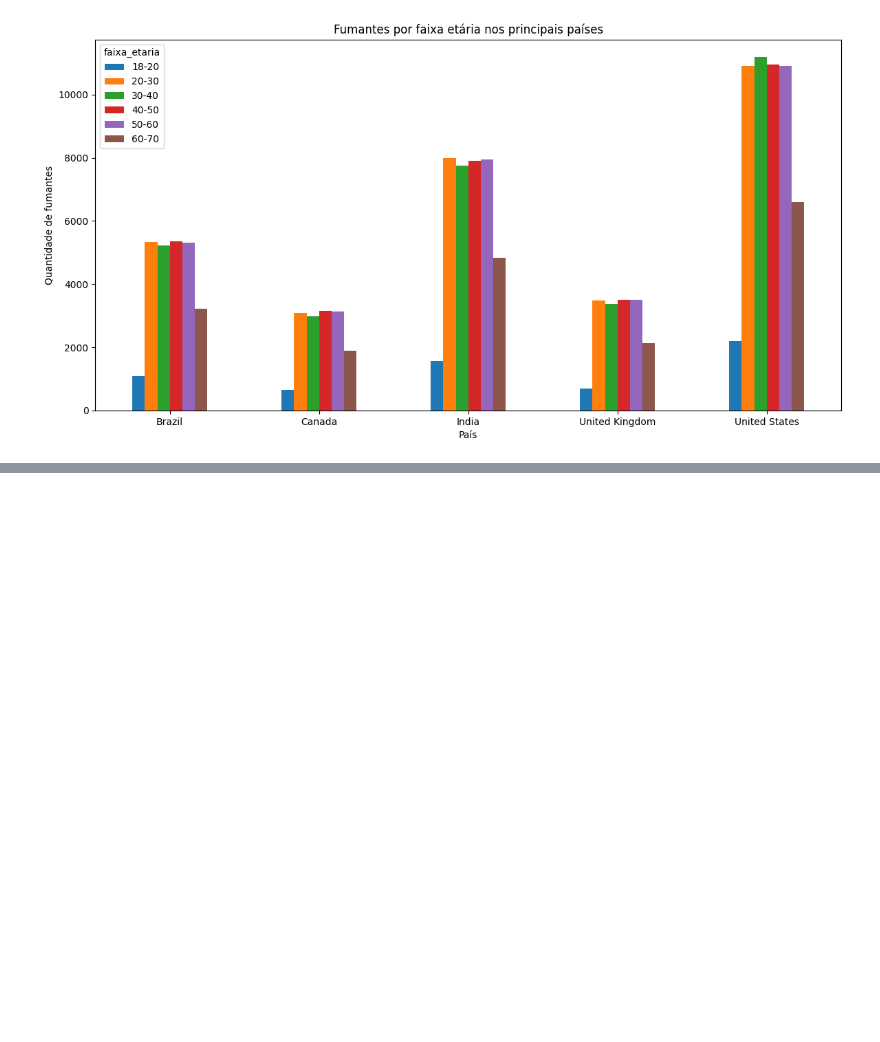
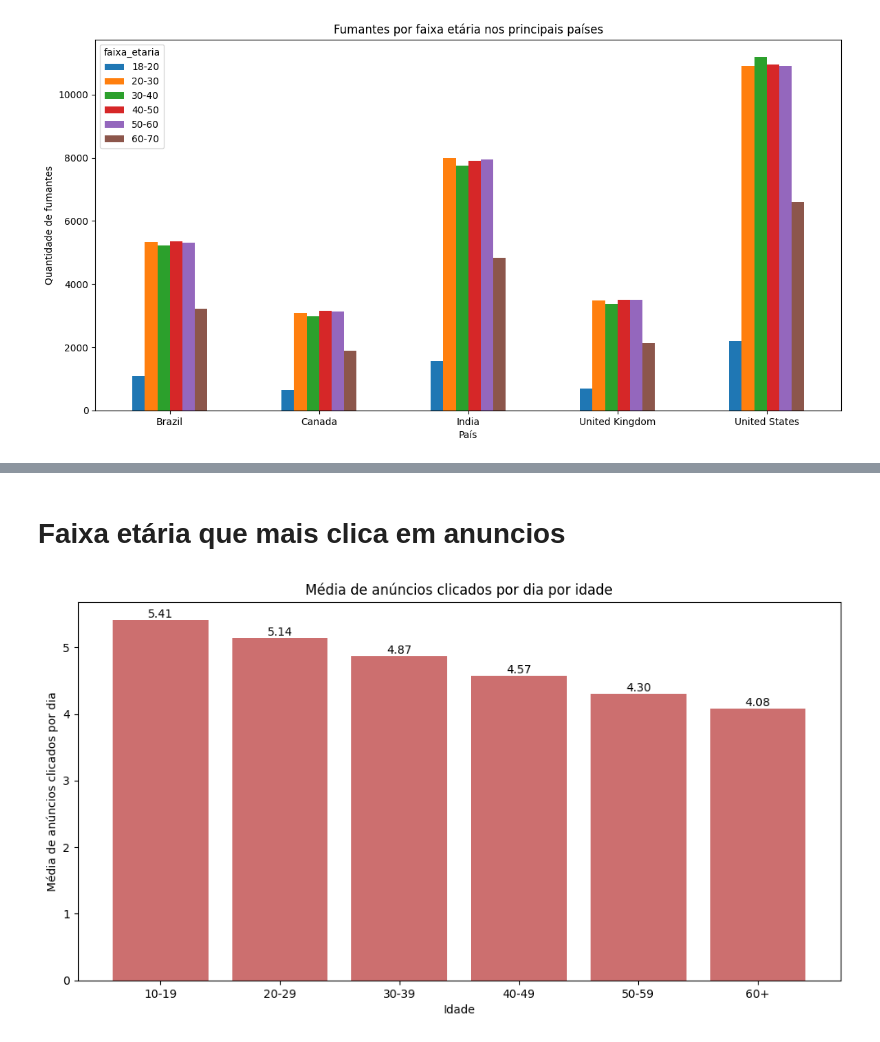
Before and after one commit to H3ytt0r62/SBD2-Social_Media_User_Analysis, a Jupyter notebook: Data layer/Raw/analytcs.ipynb, the cells around one changed output, grey strips where cells are left out. Saved outputs shown, nothing was run; the diff lists cells and outputs as text; code cells hidden in the pictures; blank space fills up the shorter version.

```diff
--- a/Data layer/Raw/analytcs.ipynb
+++ b/Data layer/Raw/analytcs.ipynb
@@ -139,0 +177,21 @@ plt.show()
+# %% [markdown]
+# Faixa etária que mais clica em anuncios
+# %%
+plt.figure(figsize=(12,6))
+anum_id = df_raw.groupby('age_group')['ads_clicked_per_day'].mean()
+resul = plt.bar(anum_id.index, anum_id.values, color="#B73232", alpha=0.7)
+for num in resul:
+    height = num.get_height()
+    plt.text(
+        num.get_x() + num.get_width() / 2,
+        height,
+        f'{height:1.2f}',
+        ha='center',
+        va='bottom'
+    )
+plt.xlabel("Idade")
+plt.ylabel("Média de anúncios clicados por dia")
+plt.title("Média de anúncios clicados por dia por idade")
+plt.show()
+# %% [output]
+[figure, added]
```
Also changed, not shown: parts of 9 cells of this notebook.
